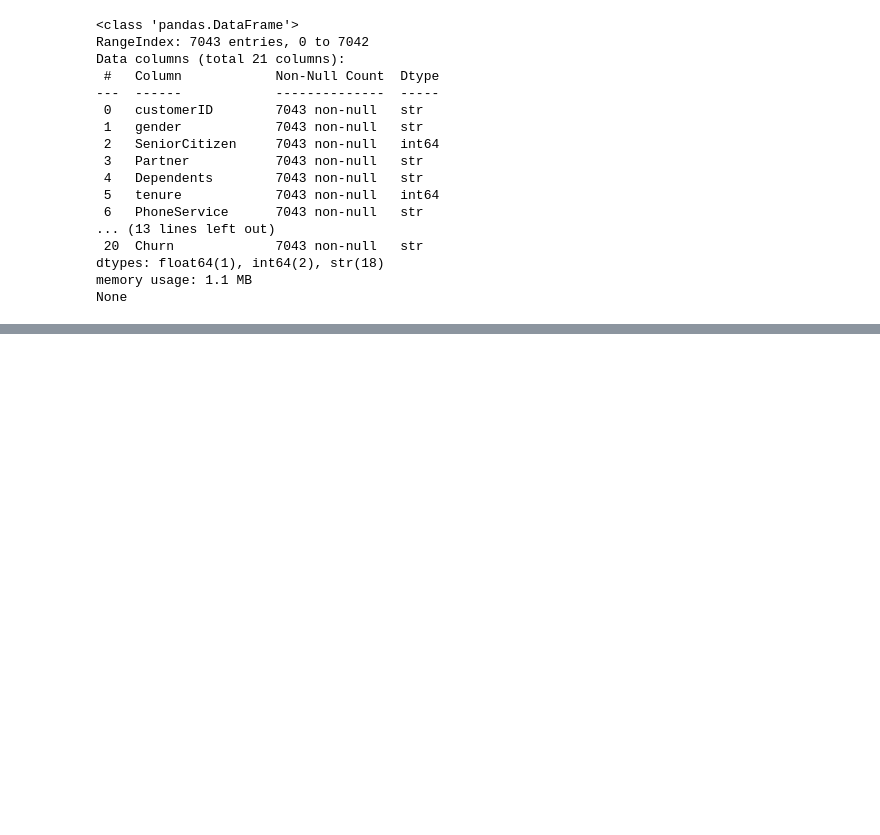
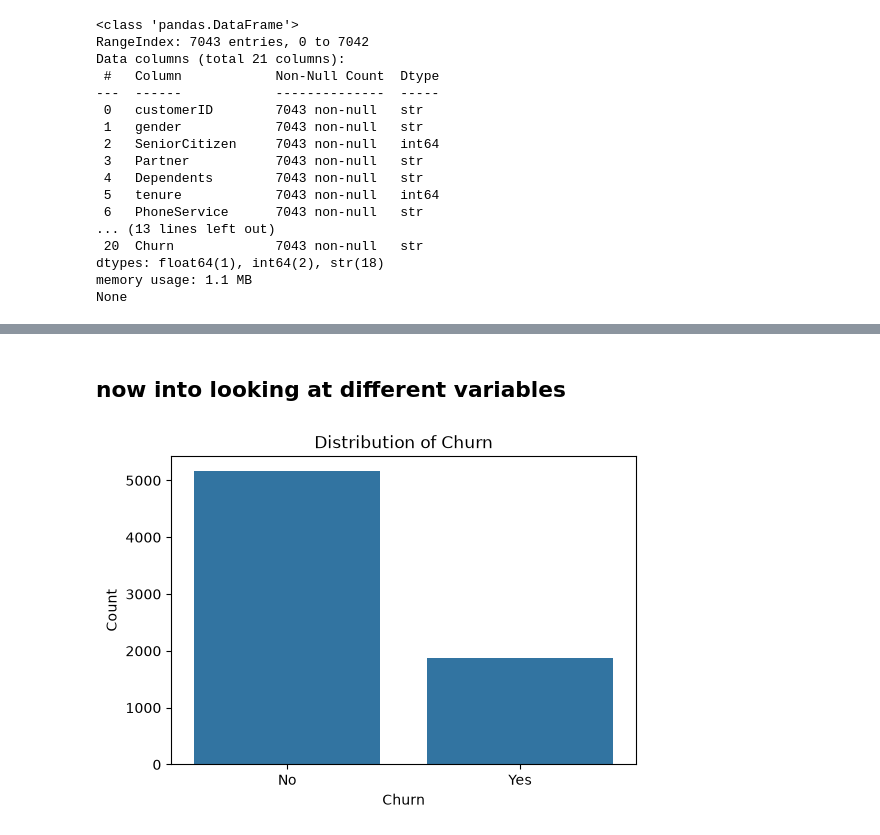
Before and after one commit to mhopejohnd/customer-churn-prediction, a Jupyter notebook: notebooks/exploratory_analysis.ipynb, the cells around one changed output, grey strips where cells are left out. Cells and saved outputs as stored; diff of their text form; code cells hidden in the pictures; blank space fills up the shorter version.

```diff
--- a/notebooks/exploratory_analysis.ipynb
+++ b/notebooks/exploratory_analysis.ipynb
@@ -74,0 +73,3 @@ Index(['customerID', 'gender', 'SeniorCitizen', 'Partner', 'Dependents',
+# %%
+#change senior citizen to string
+df['SeniorCitizen'] = df['SeniorCitizen'].replace({1: 'Yes', 0: 'No'}).astype(str)
@@ -74,0 +84,4 @@ Index(['customerID', 'gender', 'SeniorCitizen', 'Partner', 'Dependents',
+# %%
+#drop rows with missing values in TotalCharges
+df = df[df['TotalCharges'].notnull()]
+print("Missing values after dropping rows with missing TotalCharges:\n", df.isnull().sum())
@@ -74,0 +126,5 @@ Index(['customerID', 'gender', 'SeniorCitizen', 'Partner', 'Dependents',
+# %%
+# change TotalCharges to float
+df[df['TotalCharges'] == " "] = np.nan
+df['TotalCharges'] = df['TotalCharges'].astype(float)
+print("Data types after converting TotalCharges to float:\n", df.dtypes)
@@ -74,0 +191,12 @@ Index(['customerID', 'gender', 'SeniorCitizen', 'Partner', 'Dependents',
+# %% [markdown]
+## now into looking at different variables
+# %%
+# let's check the distribution of the target variable 'Churn'
+plt.figure(figsize=(6,4))
+plot = sns.countplot(x='Churn', data=df)
+plot.set_title('Distribution of Churn')
+plot.set_xlabel('Churn')
+plot.set_ylabel('Count')
+plt.show()
+# %% [output]
+[figure, added]
```
Also changed, not shown: parts of 17 cells of this notebook.
